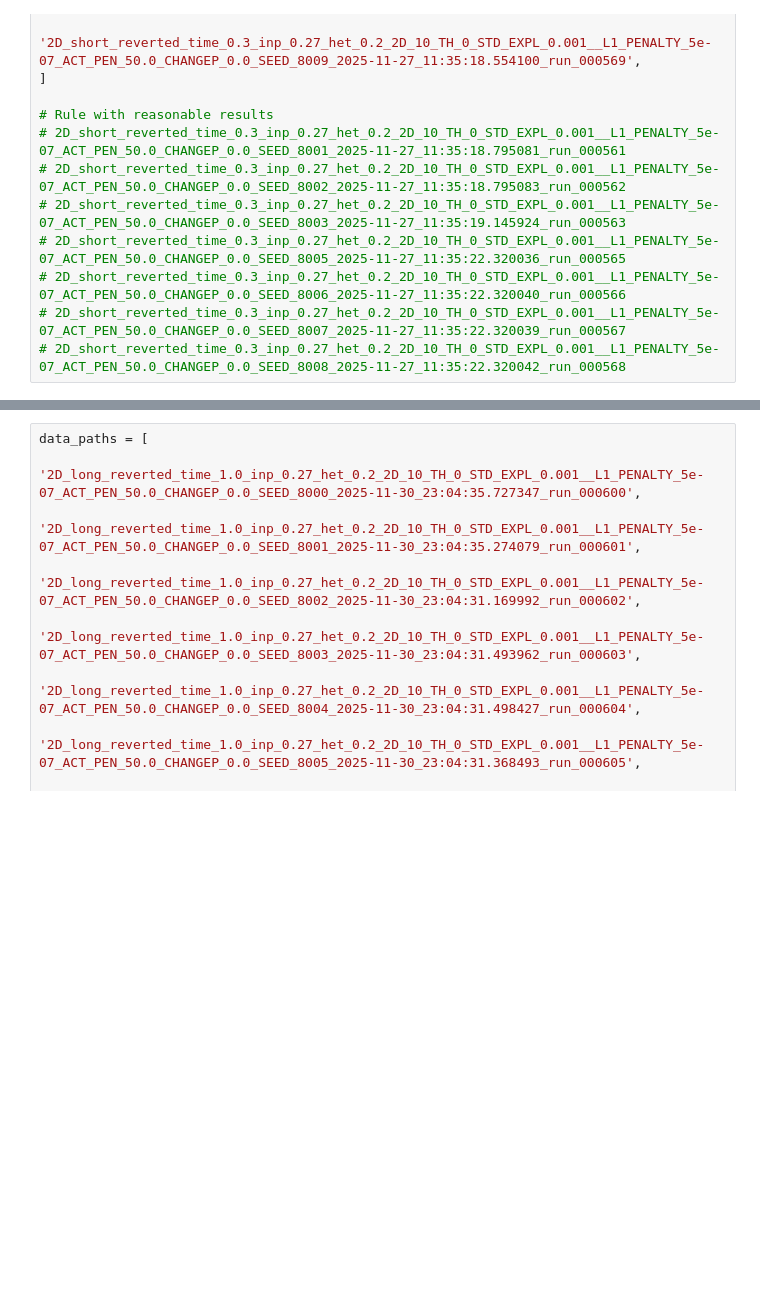
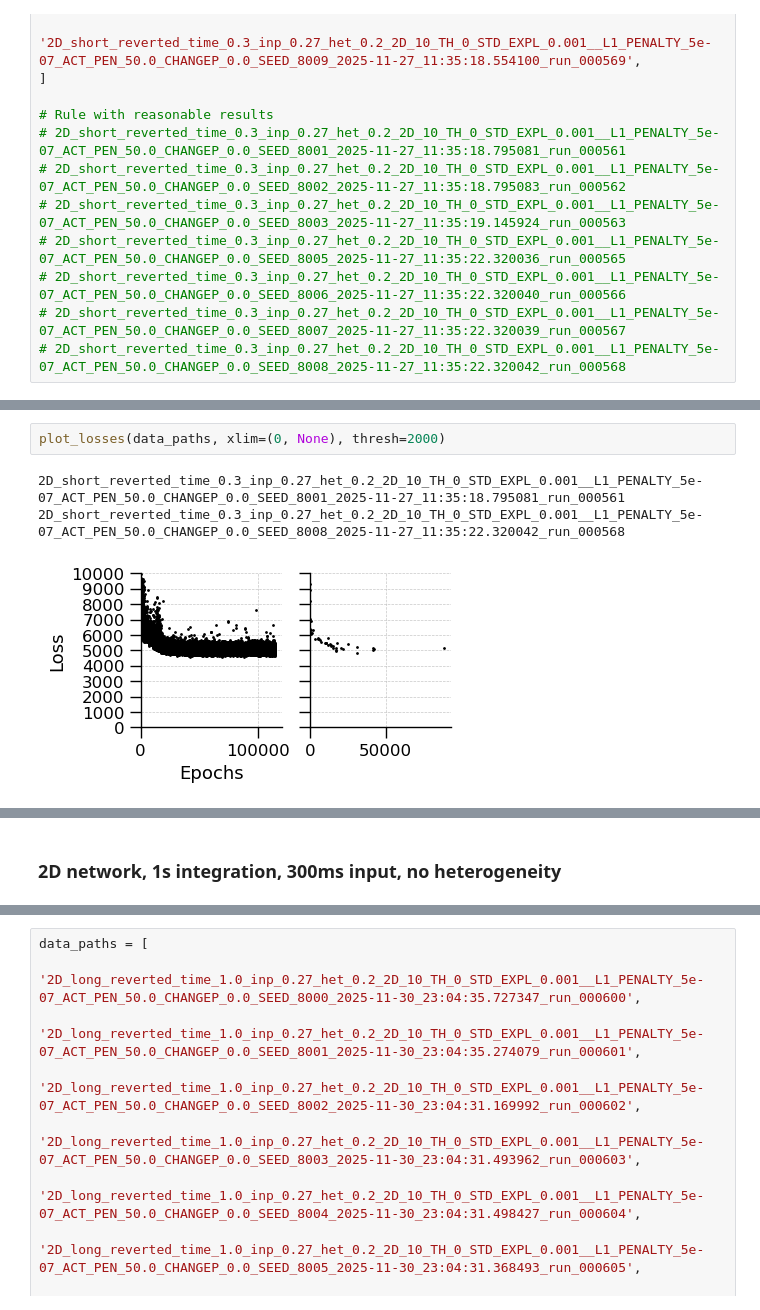
Before and after one commit to davidgbe/automated_plasticity_discovery, a Jupyter notebook: plasticity_training_curves.ipynb, the cells around one changed output, grey strips where cells are left out. Drawn from its saved outputs; the diff is of its cells as text; blank space fills up the shorter version.

```diff
--- a/plasticity_training_curves.ipynb
+++ b/plasticity_training_curves.ipynb
@@ -349,0 +166,6 @@ plot_losses(data_paths)
+# %%
+plot_losses(data_paths, xlim=(0, None), thresh=2000)
+# %% [output]
+2D_short_reverted_time_0.3_inp_0.27_het_0.2_2D_10_TH_0_STD_EXPL_0.001__L1_PENALTY_5e-07_ACT_PEN_50.0_CHANGEP_0.0_SEED_8001_2025-11-27_11:35:18.795081_run_000561
+2D_short_reverted_time_0.3_inp_0.27_het_0.2_2D_10_TH_0_STD_EXPL_0.001__L1_PENALTY_5e-07_ACT_PEN_50.0_CHANGEP_0.0_SEED_8008_2025-11-27_11:35:22.320042_run_000568
+[figure, added]
@@ -349,0 +181,2 @@ plot_losses(data_paths)
+# %% [markdown]
+### 2D network, 1s integration, 300ms input, no heterogeneity
```
Also changed, not shown: parts of 55 cells of this notebook, 14 other files.
